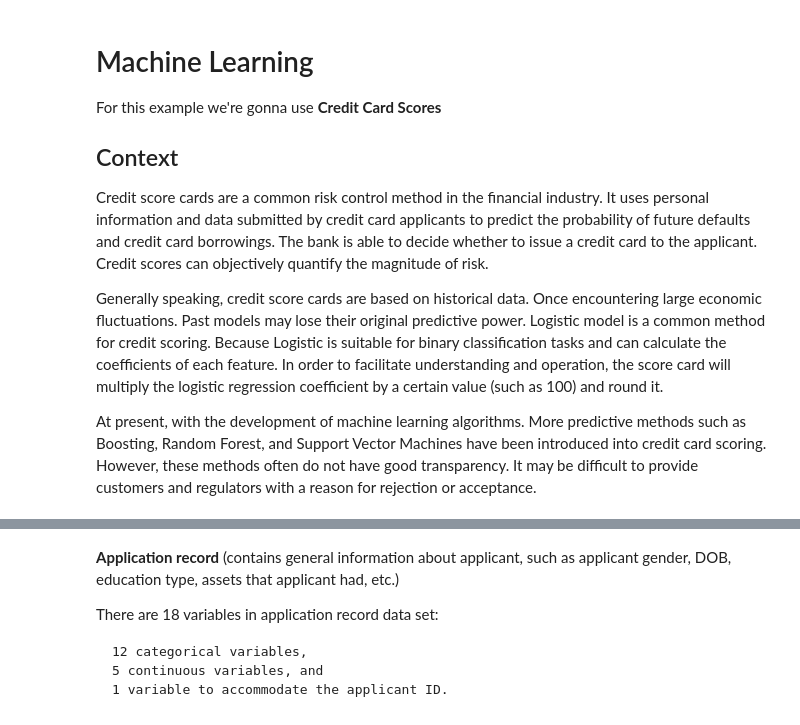
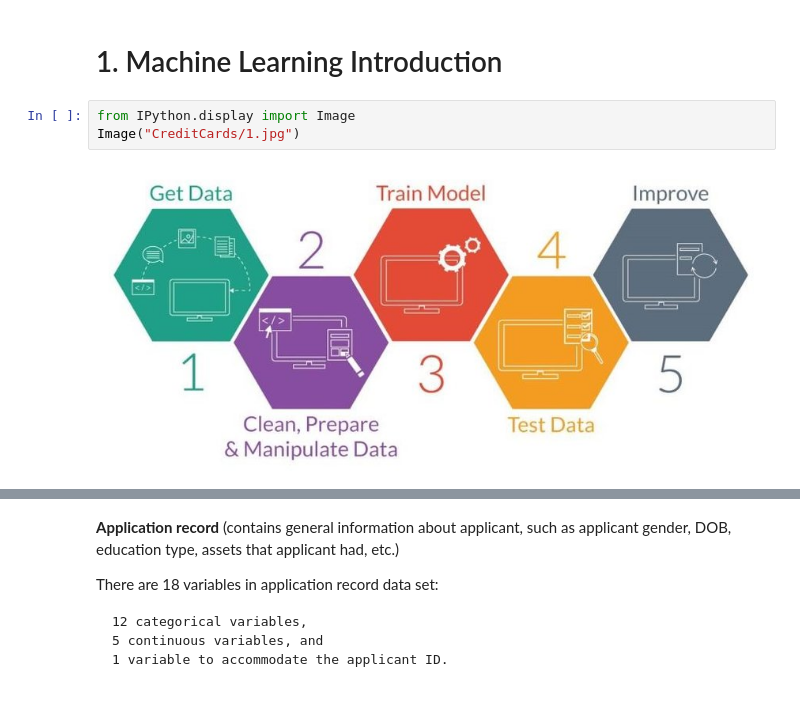
Before and after one commit to javierhto/DSBD, a Jupyter notebook: 7. Machine Learning.ipynb, the cells around one changed output, grey strips where cells are left out. Cells and saved outputs as stored; diff of their text form.

```diff
--- a/7. Machine Learning.ipynb
+++ b/7. Machine Learning.ipynb
@@ -1,12 +1,8 @@
 # %% [markdown]
-# Machine Learning
 
-For this example we're gonna use **Credit Card Scores**
-
-## Context
-
-Credit score cards are a common risk control method in the financial industry. It uses personal information and data submitted by credit card applicants to predict the probability of future defaults and credit card borrowings. The bank is able to decide whether to issue a credit card to the applicant. Credit scores can objectively quantify the magnitude of risk.
-
-Generally speaking, credit score cards are based on historical data. Once encountering large economic fluctuations. Past models may lose their original predictive power. Logistic model is a common method for credit scoring. Because Logistic is suitable for binary classification tasks and can calculate the coefficients of each feature. In order to facilitate understanding and operation, the score card will multiply the logistic regression coefficient by a certain value (such as 100) and round it.
-
-At present, with the development of machine learning algorithms. More predictive methods such as Boosting, Random Forest, and Support Vector Machines have been introduced into credit card scoring. However, these methods often do not have good transparency. It may be difficult to provide customers and regulators with a reason for rejection or acceptance.
+# 1. Machine Learning Introduction
+# %%
+from IPython.display import Image
+Image("CreditCards/1.jpg")
+# %% [output]
+[figure, added]
```
Also changed, not shown: parts of 88 cells of this notebook, 1 other file.
